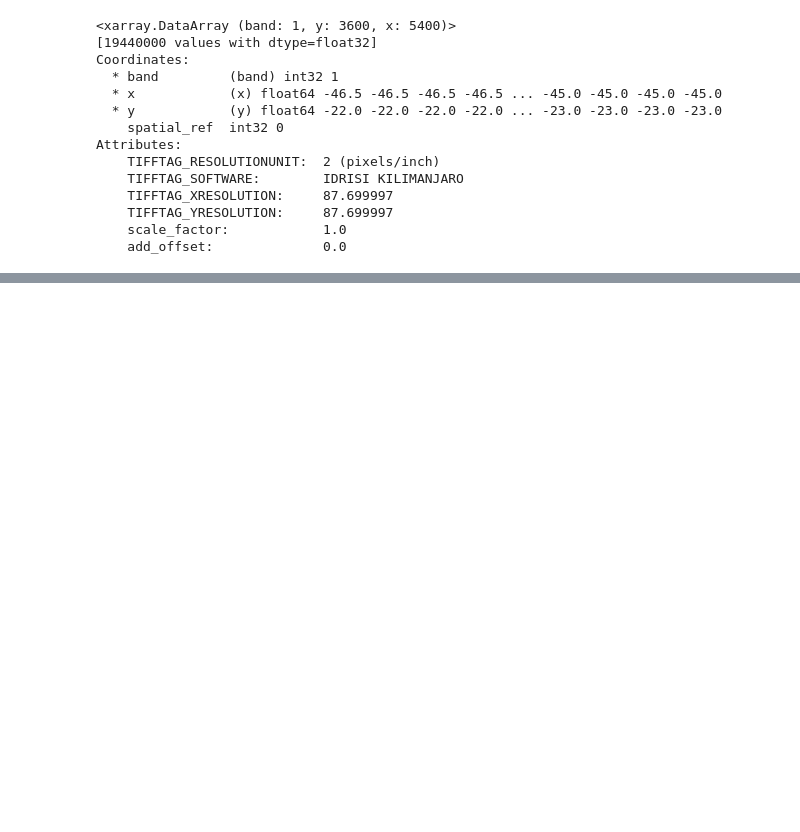
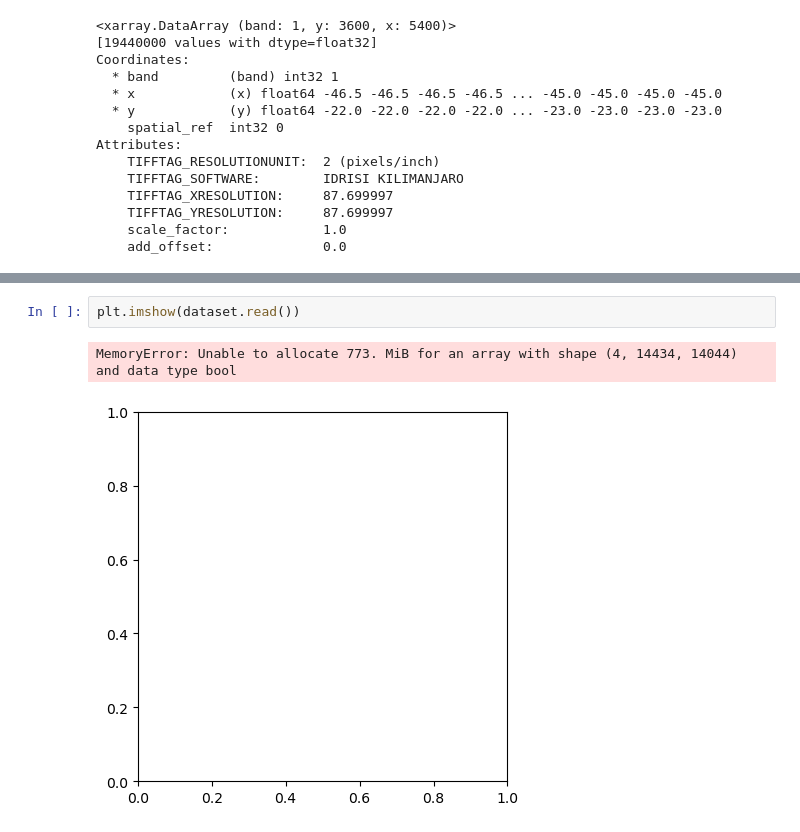
Before and after one commit to LPontes/Python-for-Geospatial-Analysis, a Jupyter notebook: tutorials/2.0 - Raster - Get satellite images.ipynb, the cells around one changed output, grey strips where cells are left out. Cells and saved outputs as stored; diff of their text form; blank space fills up the shorter version.

```diff
--- a/tutorials/2.0 - Raster - Get satellite images.ipynb
+++ b/tutorials/2.0 - Raster - Get satellite images.ipynb
@@ -104,0 +138,5 @@ Attributes:
+# %%
+plt.imshow(dataset.read())
+# %% [output]
+MemoryError: Unable to allocate 773. MiB for an array with shape (4, 14434, 14044) and data type bool
+[figure, added]
```
Also changed, not shown: parts of 8 cells of this notebook, 8 other files.
